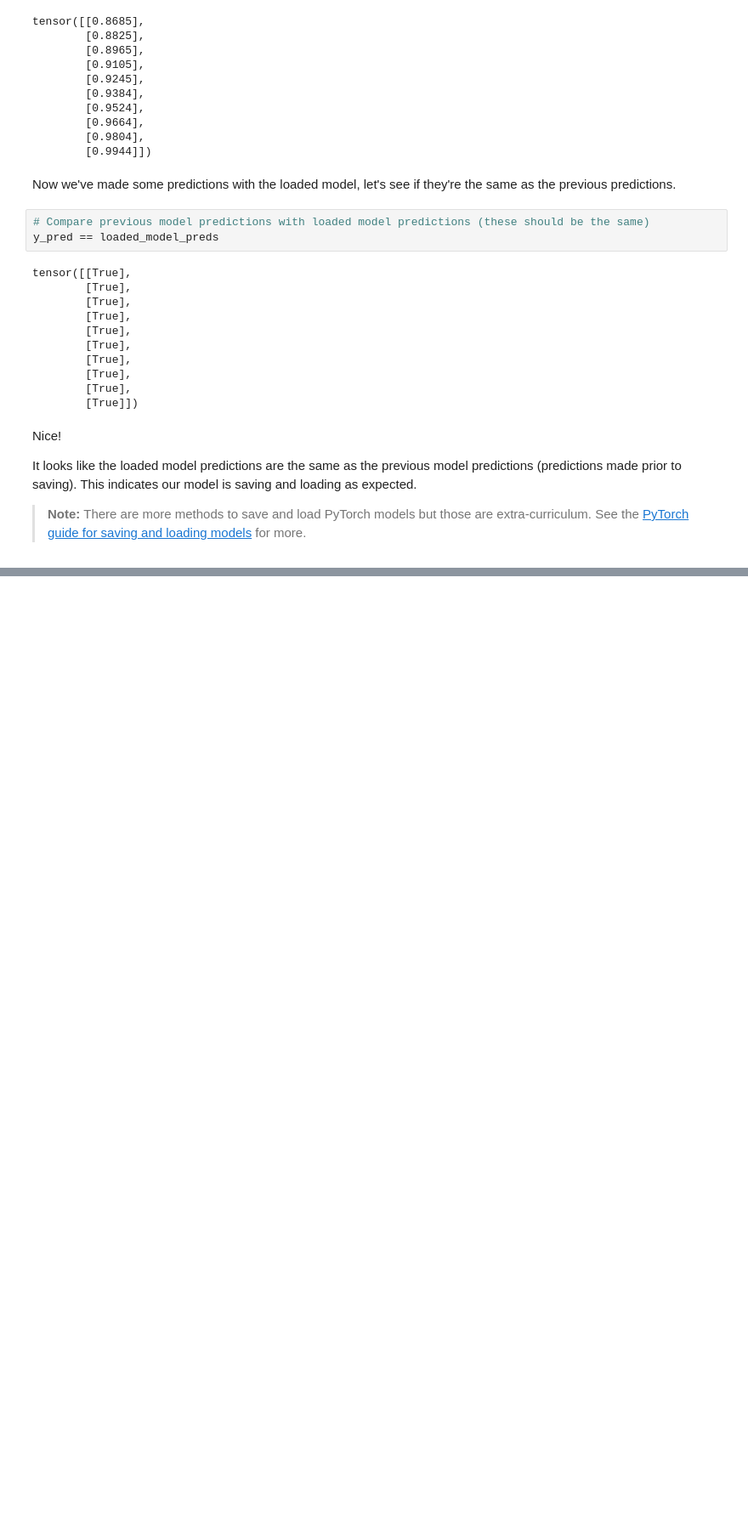
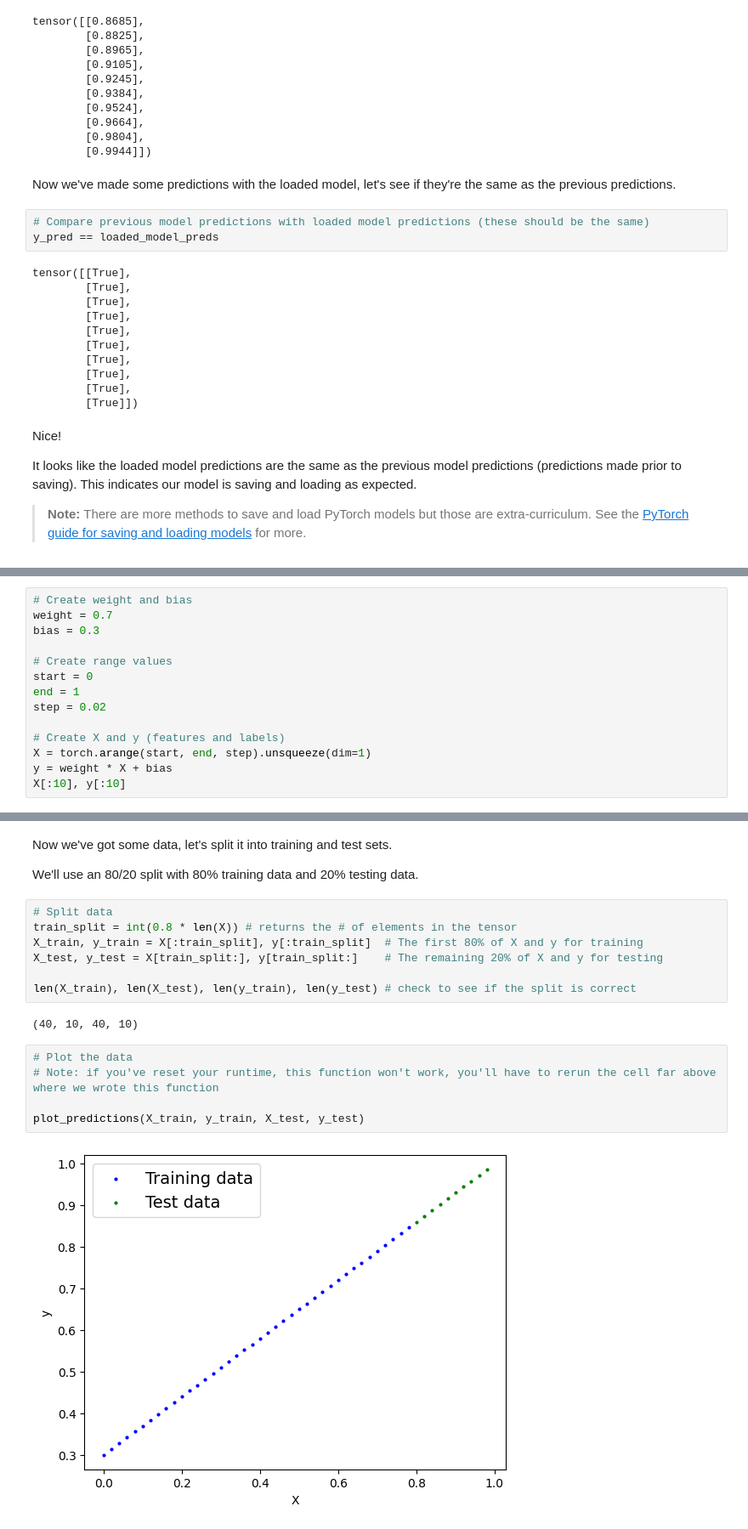
Before and after one commit to JunHL96/PyTorch-Course, a Jupyter notebook: 01_pytorch_workflow_notes.ipynb, the cells around one changed output, grey strips where cells are left out. Shown: that part at 85% size. Cells and saved outputs as stored; diff of their text form; blank space fills up the shorter version.

```diff
--- a/01_pytorch_workflow_notes.ipynb
+++ b/01_pytorch_workflow_notes.ipynb
@@ -864,0 +898,14 @@ continue with 7:38:00
+# %%
+# Create weight and bias
+weight = 0.7
+bias = 0.3
+
+# Create range values
+start = 0
+end = 1
+step = 0.02
+
+# Create X and y (features and labels)
+X = torch.arange(start, end, step).unsqueeze(dim=1)
+y = weight * X + bias
+X[:10], y[:10]
@@ -864,0 +933,20 @@ continue with 7:38:00
+# %% [markdown]
+Now we've got some data, let's split it into training and test sets.
+
+We'll use an 80/20 split with 80% training data and 20% testing data.
+# %%
+# Split data
+train_split = int(0.8 * len(X)) # returns the # of elements in the tensor
+X_train, y_train = X[:train_split], y[:train_split]  # The first 80% of X and y for training
+X_test, y_test = X[train_split:], y[train_split:]    # The remaining 20% of X and y for testing
+
+len(X_train), len(X_test), len(y_train), len(y_test) # check to see if the split is correct
+# %% [output]
+(40, 10, 40, 10)
+# %%
+# Plot the data
+# Note: if you've reset your runtime, this function won't work, you'll have to rerun the cell far above where we wrote this function
+
+plot_predictions(X_train, y_train, X_test, y_test)
+# %% [output]
+[figure, added]
```
Also changed, not shown: parts of 32 cells of this notebook.
